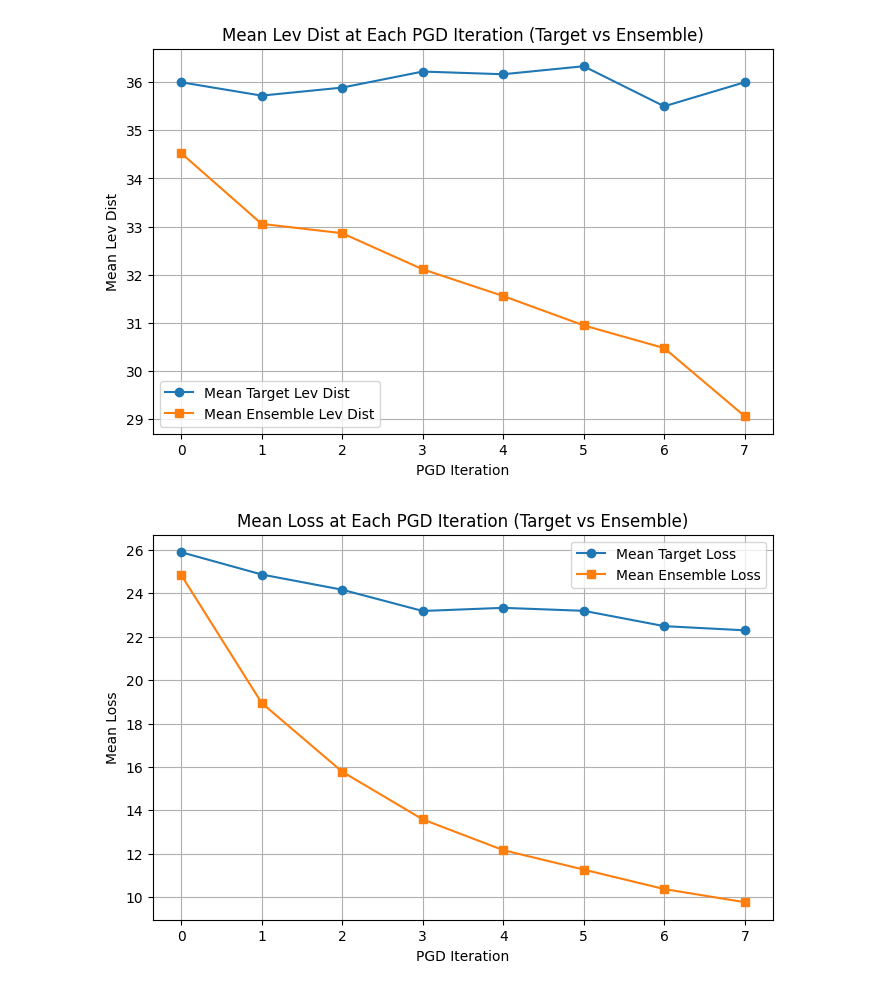
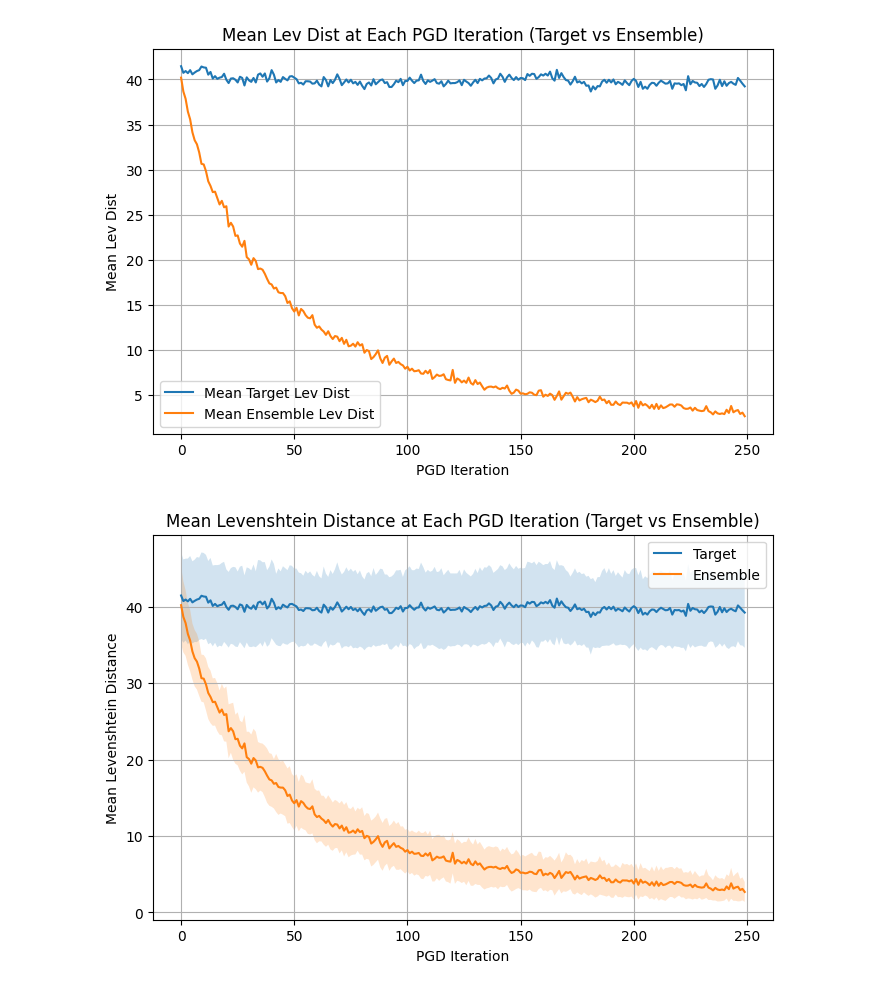
Before and after one commit to Bloomh/blackbox-speech-attacks, a Jupyter notebook: analyze_batch_attack_results.ipynb, the cells around one changed output. Saved outputs shown, nothing was run; the diff lists cells and outputs as text; code cells hidden in the pictures.

```diff
--- a/analyze_batch_attack_results.ipynb
+++ b/analyze_batch_attack_results.ipynb
@@ -60,7 +79,7 @@ import numpy as np
 import matplotlib.pyplot as plt
 
 # --- Target Loss ---
-loss_lists = [ast.literal_eval(x) for x in df_all["target_loss_hist"].dropna()]
+loss_lists = [ast.literal_eval(x) for x in df_all["target_losses"].dropna()]
 max_len = max(len(lst) for lst in loss_lists)
 loss_array = np.full((len(loss_lists), max_len), np.nan)
 for i, lst in enumerate(loss_lists):
@@ -68,7 +87,7 @@ for i, lst in enumerate(loss_lists):
 mean_target_loss = np.nanmean(loss_array, axis=0)
 
 # --- Ensemble Loss ---
-ensemble_loss_lists = [ast.literal_eval(x) for x in df_all["ensemble_loss_hists"].dropna()]
+ensemble_loss_lists = [ast.literal_eval(x) for x in df_all["ensemble_losses"].dropna()]
 # Flatten to shape: (runs, ensemble_models, steps)
 max_ens = max(len(run) for run in ensemble_loss_lists)
 max_steps = max(len(model) for run in ensemble_loss_lists for model in run)
@@ -81,8 +100,8 @@ mean_ensemble_loss = np.nanmean(ens_loss_array, axis=(0,1))
 
 # --- Plot ---
 plt.figure(figsize=(8,5))
-plt.plot(mean_target_loss, marker='o', label='Mean Target Loss')
-plt.plot(mean_ensemble_loss, marker='s', label='Mean Ensemble Loss')
+plt.plot(mean_target_loss, label='Target')
+plt.plot(mean_ensemble_loss, label='Ensemble')
 plt.xlabel('PGD Iteration')
 plt.ylabel('Mean Loss')
 plt.title('Mean Loss at Each PGD Iteration (Target vs Ensemble)')
@@ -113,9 +132,9 @@ for i, run in enumerate(ensemble_lev_dists):
 mean_ensemble_lev = np.nanmean(ens_lev_array, axis=(0,1))
 
 # --- Plot ---
-plt.figure(figsize=(8,5))
-plt.plot(mean_target_lev, marker='o', label='Mean Target Lev Dist')
-plt.plot(mean_ensemble_lev, marker='s', label='Mean Ensemble Lev Dist')
+plt.figure(figsize=(8,6))
+plt.plot(mean_target_lev, label='Mean Target Lev Dist')
+plt.plot(mean_ensemble_lev, label='Mean Ensemble Lev Dist')
 plt.xlabel('PGD Iteration')
 plt.ylabel('Mean Lev Dist')
 plt.title('Mean Lev Dist at Each PGD Iteration (Target vs Ensemble)')
@@ -123,40 +142,52 @@ plt.legend()
 plt.grid(True)
 plt.show()
 # %% [output]
-[figure, old version]
+[figure, new version]
 # %%
-# --- Target Loss ---
-target_loss_histories = [ast.literal_eval(x) for x in df_all["target_losses"].dropna()]
-max_len = max(len(lst) for lst in target_loss_histories)
-target_loss_array = np.full((len(target_loss_histories), max_len), np.nan)
-for i, lst in enumerate(target_loss_histories):
-    target_loss_array[i, :len(lst)] = lst
-mean_target_loss = np.nanmean(target_loss_array, axis=0)
+import numpy as np
+import matplotlib.pyplot as plt
+import ast
 
-# --- Ensemble Loss ---
-ensemble_loss_histories = [ast.literal_eval(x) for x in df_all["ensemble_losses"].dropna()]
-# Flatten to shape: (runs, ensemble_models, steps)
-max_ens = max(len(run) for run in ensemble_loss_histories)
-max_steps = max(len(model) for run in ensemble_loss_histories for model in run)
-ens_loss_array = np.full((len(ensemble_loss_histories), max_ens, max_steps), np.nan)
-for i, run in enumerate(ensemble_loss_histories):
+# --- Target Lev Dist ---
+target_lev_dists = [ast.literal_eval(x) for x in df_all["target_lev_dists"].dropna()]
+max_len = max(len(lst) for lst in target_lev_dists)
+target_lev_array = np.full((len(target_lev_dists), max_len), np.nan)
+for i, lst in enumerate(target_lev_dists):
+    target_lev_array[i, :len(lst)] = lst
+mean_target_lev = np.nanmean(target_lev_array, axis=0)
+std_target_lev = np.nanstd(target_lev_array, axis=0)
+
+# --- Ensemble Lev Dist ---
+ensemble_lev_dists = [ast.literal_eval(x) for x in df_all["ensemble_lev_dists"].dropna()]
+max_ens = max(len(run) for run in ensemble_lev_dists)
+max_steps = max(len(model) for run in ensemble_lev_dists for model in run)
+ens_lev_array = np.full((len(ensemble_lev_dists), max_ens, max_steps), np.nan)
+for i, run in enumerate(ensemble_lev_dists):
     for j, model in enumerate(run):
-        ens_loss_array[i, j, :len(model)] = model
-# Mean over runs and ensemble models
-mean_ensemble_loss = np.nanmean(ens_loss_array, axis=(0,1))
+        ens_lev_array[i, j, :len(model)] = model
+mean_ensemble_lev = np.nanmean(ens_lev_array, axis=(0,1))
+std_ensemble_lev = np.nanstd(ens_lev_array, axis=(0,1))
 
 # --- Plot ---
+k = 0.5  # Change this factor as desired
+x = np.arange(len(mean_target_lev))
+x_ens = np.arange(len(mean_ensemble_lev))
+
 plt.figure(figsize=(8,5))
-plt.plot(mean_target_loss, marker='o', label='Mean Target Loss')
-plt.plot(mean_ensemble_loss, marker='s', label='Mean Ensemble Loss')
+plt.plot(mean_target_lev, label='Target')
+plt.fill_between(x, mean_target_lev - k*std_target_lev, mean_target_lev + k*std_target_lev, alpha=0.2)
+
+plt.plot(mean_ensemble_lev, label='Ensemble')
+plt.fill_between(x_ens, mean_ensemble_lev - k*std_ensemble_lev, mean_ensemble_lev + k*std_ensemble_lev, alpha=0.2)
+
 plt.xlabel('PGD Iteration')
-plt.ylabel('Mean Loss')
-plt.title('Mean Loss at Each PGD Iteration (Target vs Ensemble)')
+plt.ylabel('Mean Levenshtein Distance')
+plt.title('Mean Levenshtein Distance at Each PGD Iteration (Target vs Ensemble)')
 plt.legend()
 plt.grid(True)
 plt.show()
 # %% [output]
-[figure, old version]
+[figure, new version]
 # %%
 # First parse out the average of the last five levenshtein distances for the target
 df_all['final_target_lev_dist'] = df_all['target_lev_dists'].apply(lambda x: np.mean(ast.literal_eval(x)[-5:]))
```
Also changed, not shown: parts of 9 cells of this notebook.
